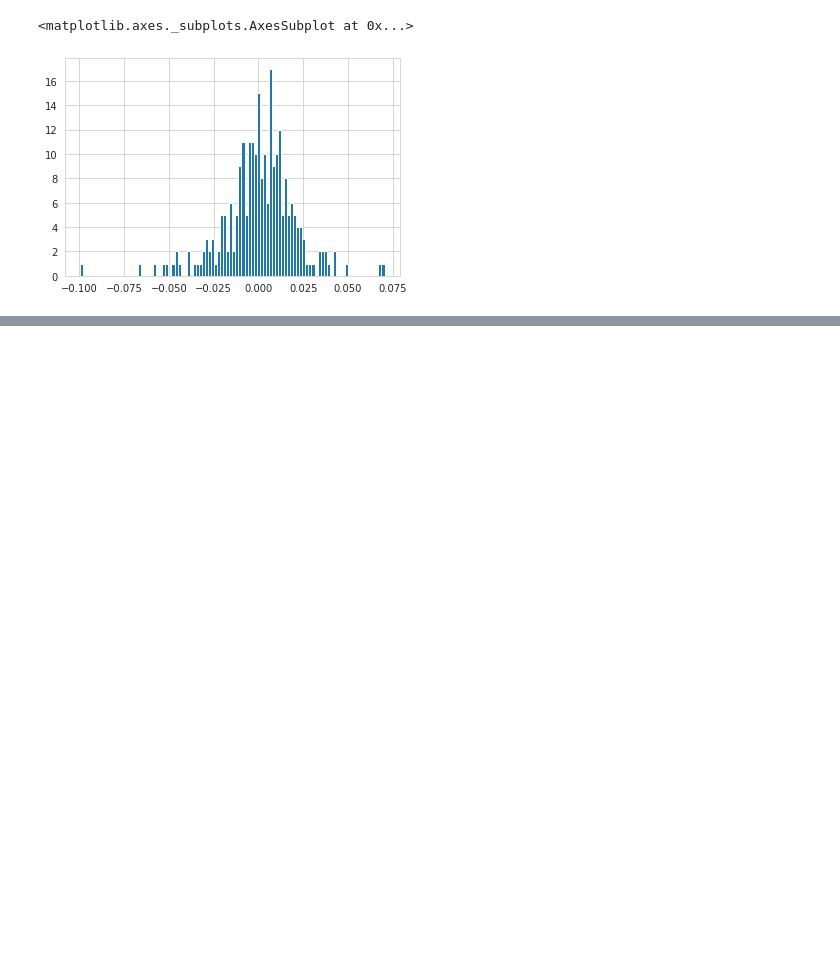
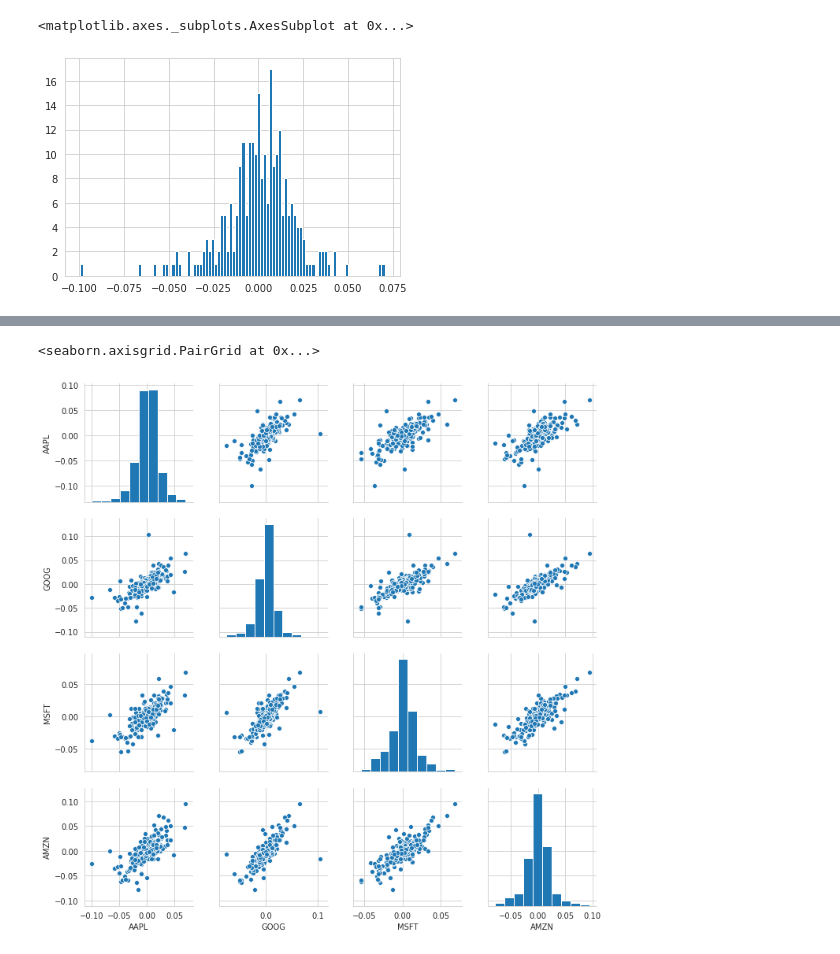
Before and after one commit to ducksfrogs/udemy_dataAna_py, a Jupyter notebook: 50thouzand_py/kabuka.ipynb, the cells around one changed output, grey strips where cells are left out. Drawn from its saved outputs; the diff is of its cells as text; code cells hidden in the pictures; blank space fills up the shorter version.

```diff
--- a/50thouzand_py/kabuka.ipynb
+++ b/50thouzand_py/kabuka.ipynb
@@ -109,0 +141,5 @@ KeyError: 'Date'
+# %%
+sns.pairplot(tech_rets.dropna())
+# %% [output]
+<seaborn.axisgrid.PairGrid at 0x...>
+[figure, added]
```
Also changed, not shown: parts of 14 cells of this notebook.
